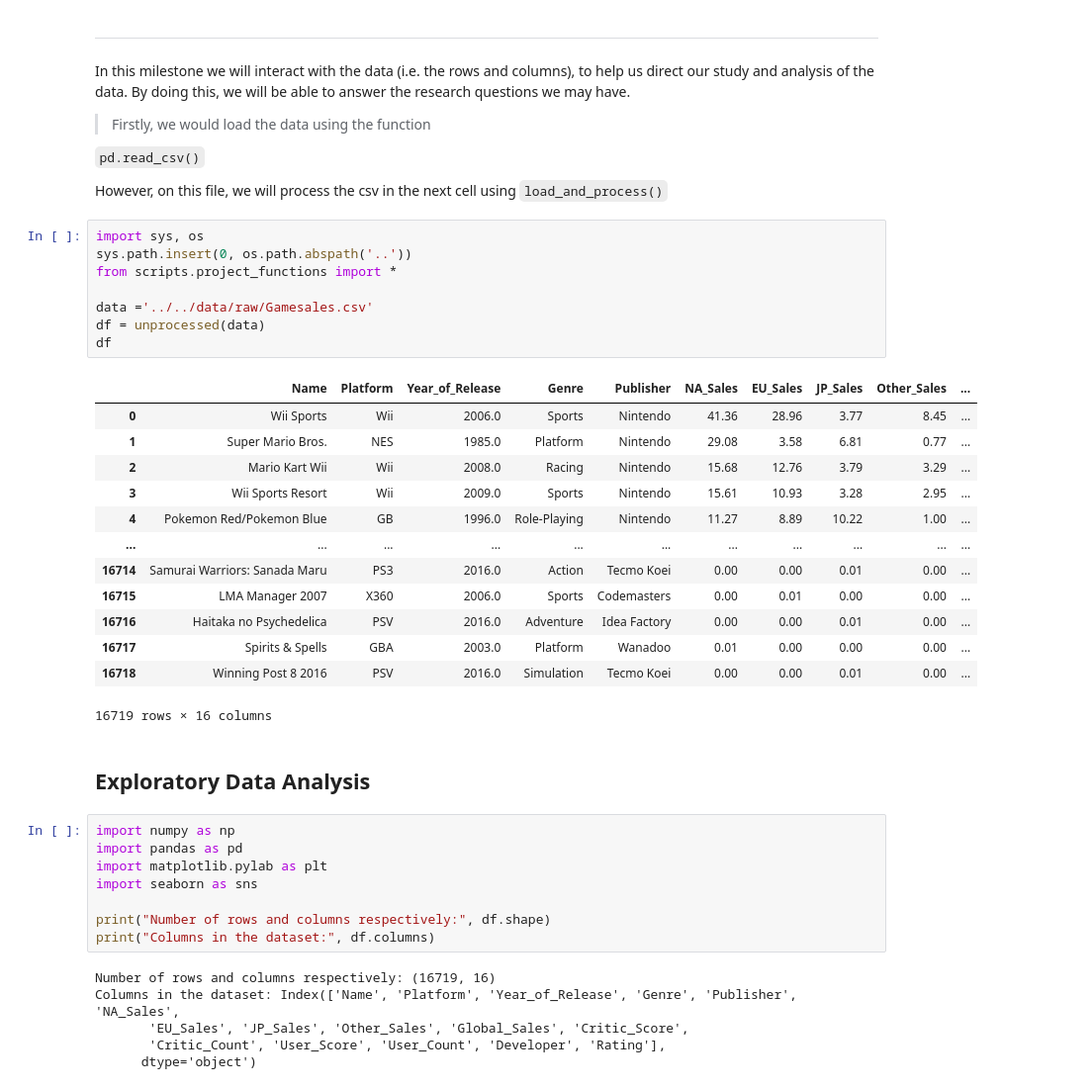
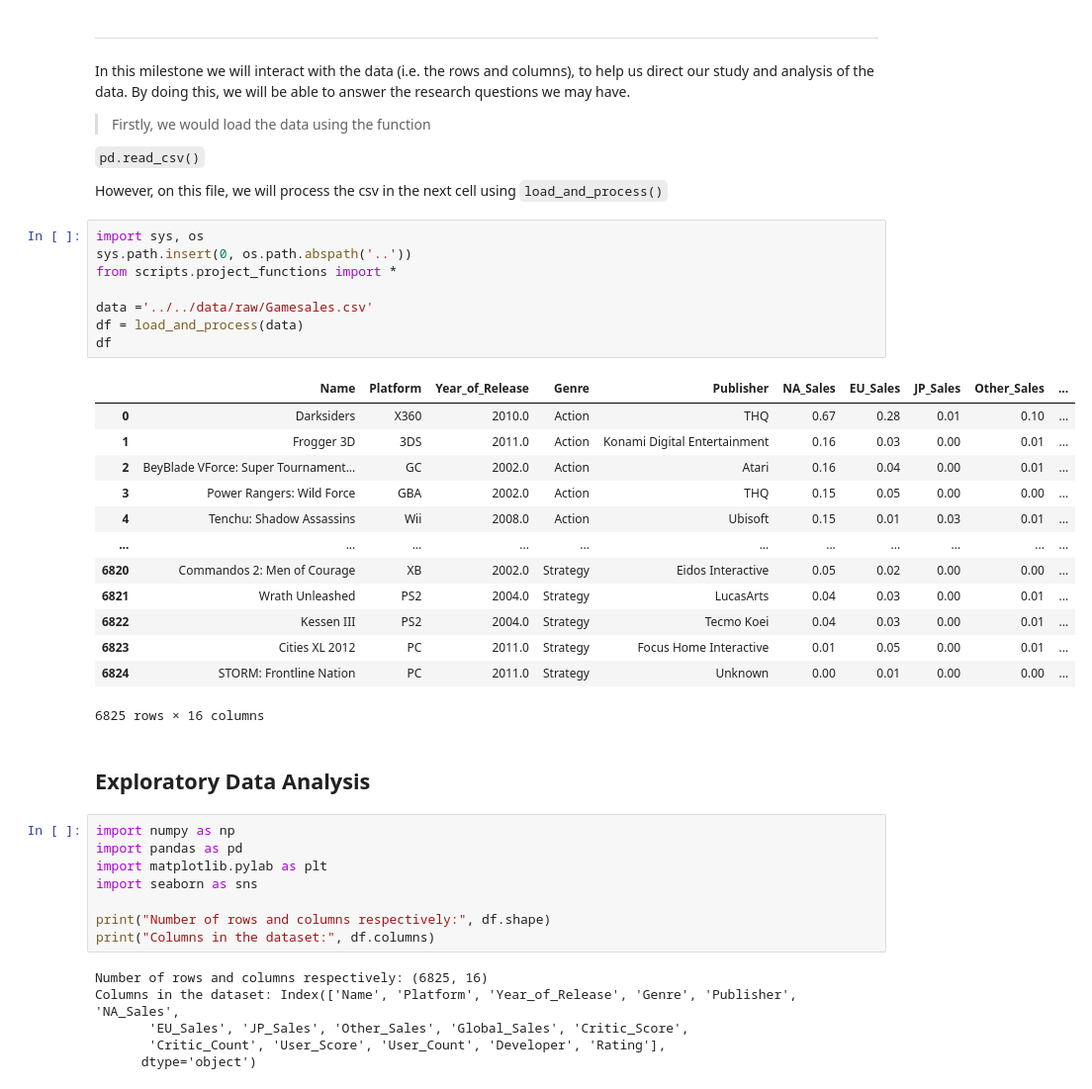
Before and after one commit to data301-2020-winter1/course-project-group_6010, a Jupyter notebook: analysis/carlos/milestone2.ipynb, the cells around one changed output. Shown at 99% size. Cells and saved outputs as stored; diff of their text form.

```diff
--- a/analysis/carlos/milestone2.ipynb
+++ b/analysis/carlos/milestone2.ipynb
@@ -13,25 +13,25 @@ However, on this file, we will process the csv in the next cell using `load_and_
 # %%
 import sys, os
 sys.path.insert(0, os.path.abspath('..'))
 from scripts.project_functions import *
 
 data ='../../data/raw/Gamesales.csv'
-df = unprocessed(data)
+df = load_and_process(data)
 df
 # %% [output]
 |  | Name | Platform | Year_of_Release | Genre | Publisher | NA_Sales | EU_Sales | JP_Sales | Other_Sales | ... |
-| 0 | Wii Sports | Wii | 2006.0 | Sports | Nintendo | 41.36 | 28.96 | 3.77 | 8.45 | ... |
-| 1 | Super Mario Bros. | NES | 1985.0 | Platform | Nintendo | 29.08 | 3.58 | 6.81 | 0.77 | ... |
-| 2 | Mario Kart Wii | Wii | 2008.0 | Racing | Nintendo | 15.68 | 12.76 | 3.79 | 3.29 | ... |
-| 3 | Wii Sports Resort | Wii | 2009.0 | Sports | Nintendo | 15.61 | 10.93 | 3.28 | 2.95 | ... |
-| 4 | Pokemon Red/Pokemon Blue | GB | 1996.0 | Role-Playing | Nintendo | 11.27 | 8.89 | 10.22 | 1.00 | ... |
+| 0 | Darksiders | X360 | 2010.0 | Action | THQ | 0.67 | 0.28 | 0.01 | 0.10 | ... |
+| 1 | Frogger 3D | 3DS | 2011.0 | Action | Konami Digital Entertainment | 0.16 | 0.03 | 0.00 | 0.01 | ... |
+| 2 | BeyBlade VForce: Super Tournament... | GC | 2002.0 | Action | Atari | 0.16 | 0.04 | 0.00 | 0.01 | ... |
+| 3 | Power Rangers: Wild Force | GBA | 2002.0 | Action | THQ | 0.15 | 0.05 | 0.00 | 0.00 | ... |
+| 4 | Tenchu: Shadow Assassins | Wii | 2008.0 | Action | Ubisoft | 0.15 | 0.01 | 0.03 | 0.01 | ... |
 | ... | ... | ... | ... | ... | ... | ... | ... | ... | ... | ... |
-| 16714 | Samurai Warriors: Sanada Maru | PS3 | 2016.0 | Action | Tecmo Koei | 0.00 | 0.00 | 0.01 | 0.00 | ... |
-| 16715 | LMA Manager 2007 | X360 | 2006.0 | Sports | Codemasters | 0.00 | 0.01 | 0.00 | 0.00 | ... |
-| 16716 | Haitaka no Psychedelica | PSV | 2016.0 | Adventure | Idea Factory | 0.00 | 0.00 | 0.01 | 0.00 | ... |
-| 16717 | Spirits & Spells | GBA | 2003.0 | Platform | Wanadoo | 0.01 | 0.00 | 0.00 | 0.00 | ... |
-| 16718 | Winning Post 8 2016 | PSV | 2016.0 | Simulation | Tecmo Koei | 0.00 | 0.00 | 0.01 | 0.00 | ... |
+| 6820 | Commandos 2: Men of Courage | XB | 2002.0 | Strategy | Eidos Interactive | 0.05 | 0.02 | 0.00 | 0.00 | ... |
+| 6821 | Wrath Unleashed | PS2 | 2004.0 | Strategy | LucasArts | 0.04 | 0.03 | 0.00 | 0.01 | ... |
+| 6822 | Kessen III | PS2 | 2004.0 | Strategy | Tecmo Koei | 0.04 | 0.03 | 0.00 | 0.01 | ... |
+| 6823 | Cities XL 2012 | PC | 2011.0 | Strategy | Focus Home Interactive | 0.01 | 0.05 | 0.00 | 0.01 | ... |
+| 6824 | STORM: Frontline Nation | PC | 2011.0 | Strategy | Unknown | 0.00 | 0.01 | 0.00 | 0.00 | ... |
-16719 rows × 16 columns
+6825 rows × 16 columns
 # %% [markdown]
 ## Exploratory Data Analysis
 # %%
@@ -43,7 +43,7 @@ import seaborn as sns
 print("Number of rows and columns respectively:", df.shape)
 print("Columns in the dataset:", df.columns)
 # %% [output]
-Number of rows and columns respectively: (16719, 16)
+Number of rows and columns respectively: (6825, 16)
 Columns in the dataset: Index(['Name', 'Platform', 'Year_of_Release', 'Genre', 'Publisher', 'NA_Sales',
        'EU_Sales', 'JP_Sales', 'Other_Sales', 'Global_Sales', 'Critic_Score',
        'Critic_Count', 'User_Score', 'User_Count', 'Developer', 'Rating'],
```
Also changed, not shown: parts of 19 cells of this notebook.
